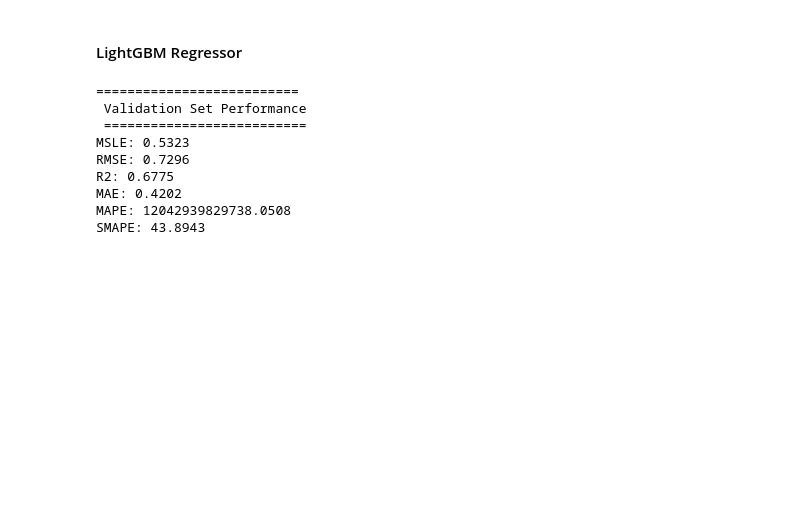
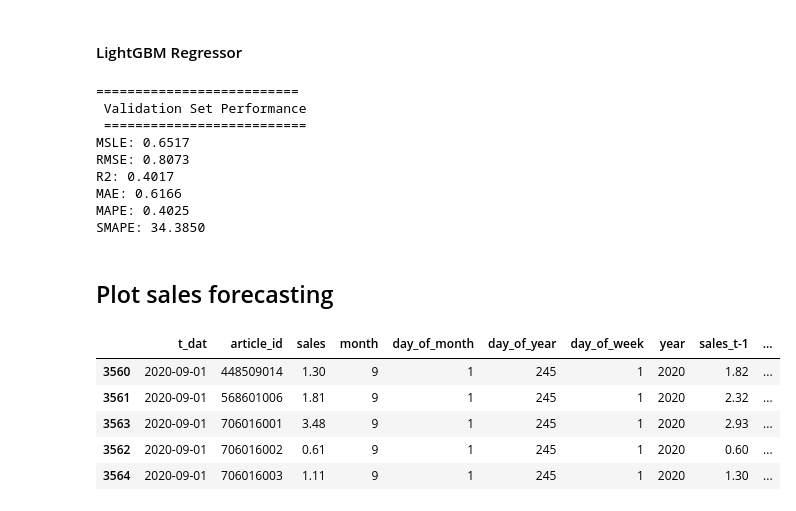
Before and after one commit to VishalRepos/personalized-fashion-recommendations, a Jupyter notebook: experiment/Chinthalanka/uom23dmmscg04-239375e-sales-forecasting.ipynb, the cells around one changed output. Saved outputs shown, nothing was run; the diff lists cells and outputs as text; code cells hidden in the pictures; blank space fills up the shorter version.

```diff
--- a/experiment/Chinthalanka/uom23dmmscg04-239375e-sales-forecasting.ipynb
+++ b/experiment/Chinthalanka/uom23dmmscg04-239375e-sales-forecasting.ipynb
@@ -411,18 +416,32 @@ def metrics_regression(y_true, y_pred, dataset='Validation'):
 #### LightGBM Regressor
 # %%
 Y_val_pred_lgb = model_lgb.predict(X_val, num_iteration=model_lgb.best_iteration)
+Y_test_pred_lgb = model_lgb.predict(X_test, num_iteration=model_lgb.best_iteration)
 Y_val_pred_lgb[Y_val_pred_lgb < 0] = 0
 
-metrics_regression(Y_val, Y_val_pred_lgb, dataset='Validation')
+metrics_regression(Y_test, Y_test_pred_lgb, dataset='Validation')
 
 rec_pred_lgb = recursive_predict(model_lgb)
 # %% [output]
 ==========================
  Validation Set Performance
  ==========================
-MSLE: 0.5323
-RMSE: 0.7296
-R2: 0.6775
-MAE: 0.4202
-MAPE: 12042939829738.0508
-SMAPE: 43.8943
+MSLE: 0.6517
+RMSE: 0.8073
+R2: 0.4017
+MAE: 0.6166
+MAPE: 0.4025
+SMAPE: 34.3850
+# %% [markdown]
+## Plot sales forecasting
+# %%
+test_data_df = data.query("t_dat >= '2020-09-01'")
+test_data_df['sales_pred'] = Y_test_pred_lgb
+test_data_df.head()
+# %% [output]
+|  | t_dat | article_id | sales | month | day_of_month | day_of_year | day_of_week | year | sales_t-1 | ... |
+| 3560 | 2020-09-01 | 448509014 | 1.30 | 9 | 1 | 245 | 1 | 2020 | 1.82 | ... |
+| 3561 | 2020-09-01 | 568601006 | 1.81 | 9 | 1 | 245 | 1 | 2020 | 2.32 | ... |
+| 3563 | 2020-09-01 | 706016001 | 3.48 | 9 | 1 | 245 | 1 | 2020 | 2.93 | ... |
+| 3562 | 2020-09-01 | 706016002 | 0.61 | 9 | 1 | 245 | 1 | 2020 | 0.60 | ... |
+| 3564 | 2020-09-01 | 706016003 | 1.11 | 9 | 1 | 245 | 1 | 2020 | 1.30 | ... |
```
Also changed, not shown: parts of 2 cells of this notebook.
